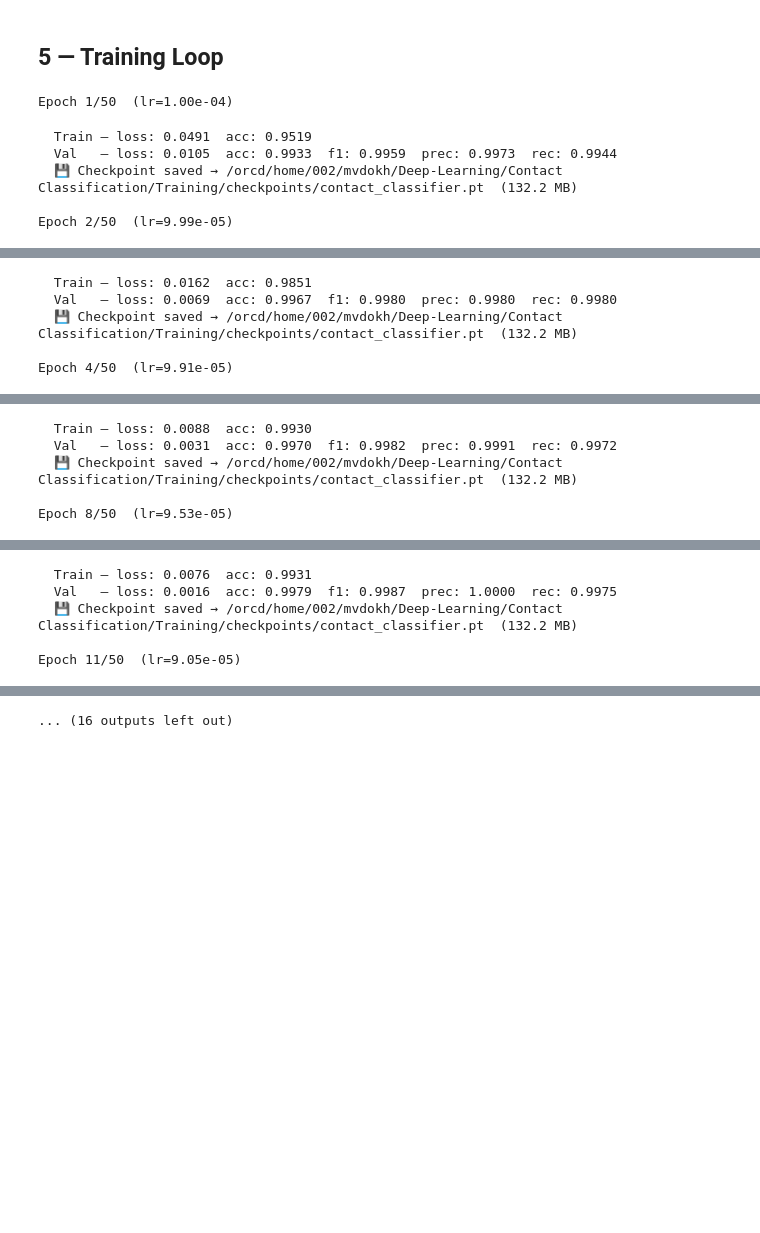
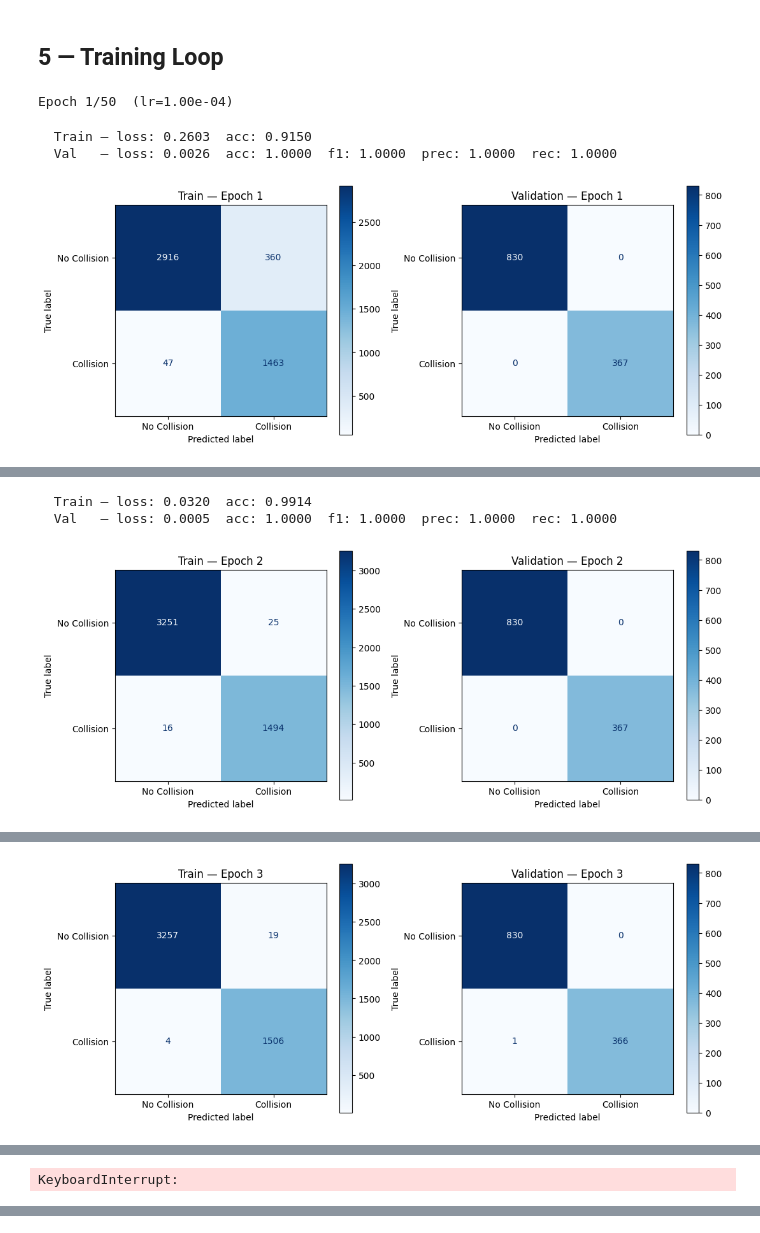
Before and after one commit to mvdokh/Deep-Learning, a Jupyter notebook: Collision Classification/Training/train.ipynb, the cells around one changed output, grey strips where cells are left out. Cells and saved outputs as stored; diff of their text form; code cells hidden in the pictures; blank space fills up the shorter version.

```diff
--- a/Collision Classification/Training/train.ipynb
+++ b/Collision Classification/Training/train.ipynb
@@ -49,7 +50,7 @@ CUDA available: True
 # ========================  PATHS  ========================
 
 # Root folder containing per-experiment pickles created by the Create Dataset notebook
-CONTACT_ROOT_DIR = "/home/mvdokh/data/"
+CONTACT_ROOT_DIR = "/mnt/c/Users/wanglab/Desktop/Club Like Endings/COLLISION_DATASET"
 
 # Automatically discover all per-experiment contact_dataset.pkl files
 ALL_PKLS = sorted(str(p) for p in Path(CONTACT_ROOT_DIR).glob("*/contact_dataset.pkl"))
@@ -204,6 +201,7 @@ pos_weight: 0.23
 # %%
 history = {"train_loss": [], "val_loss": [], "train_acc": [], "val_acc": []}
 ckpt_path = os.path.join(SAVE_DIR, "contact_classifier.pt")
+cm_dir = os.path.join(SAVE_DIR, "confusion_matrices")
 
 config = {
     "img_size": IMG_SIZE,
@@ -220,35 +218,43 @@ for epoch in range(1, EPOCHS + 1):
     train_metrics = train_one_epoch(model, train_loader, criterion, optimizer, DEVICE, scheduler)
     val_metrics   = evaluate(model, val_loader, criterion, DEVICE)
 
     history["train_loss"].append(train_metrics["loss"])
     history["val_loss"].append(val_metrics["loss"])
     history["train_acc"].append(train_metrics["accuracy"])
     history["val_acc"].append(val_metrics["accuracy"])
 
     print(f"  Train — loss: {train_metrics['loss']:.4f}  acc: {train_metrics['accuracy']:.4f}")
     print(f"  Val   — loss: {val_metrics['loss']:.4f}  acc: {val_metrics['accuracy']:.4f}  "
           f"f1: {val_metrics['f1']:.4f}  prec: {val_metrics['precision']:.4f}  "
           f"rec: {val_metrics['recall']:.4f}")
 
+    # Confusion matrix callback — plot train & val each epoch
+    plot_epoch_confusion_matrices(
+        train_labels=train_metrics["labels"],
+        train_preds=train_metrics["preds"],
+        val_labels=val_metrics["labels"],
+        val_preds=val_metrics["preds"],
+        epoch=epoch,
+        save_dir=cm_dir,
+    )
+
     # Early stopping check — saves checkpoint to disk when loss improves
     improved = early_stopping(val_metrics["loss"], model)
     if improved:
         save_checkpoint(model, optimizer, epoch, val_metrics["loss"],
                         history, config, ckpt_path)
 
     if early_stopping.should_stop:
         print(f"\n⏹  Early stopping triggered after {epoch} epochs.")
         break
 
 # Restore best model weights
 if early_stopping.best_model_state is not None:
     model.load_state_dict(early_stopping.best_model_state)
     print(f"\nRestored best model (val_loss = {early_stopping.best_score:.4f})")
     print(f"Best checkpoint saved at: {ckpt_path}")
 # %% [output]
 Epoch 1/50  (lr=1.00e-04)
-  Train — loss: 0.0491  acc: 0.9519
-  Val   — loss: 0.0105  acc: 0.9933  f1: 0.9959  prec: 0.9973  rec: 0.9944
-  💾 Checkpoint saved → /orcd/home/002/mvdokh/Deep-Learning/Contact Classification/Training/checkpoints/contact_classifier.pt  (132.2 MB)
-
-Epoch 2/50  (lr=9.99e-05)
+  Train — loss: 0.2603  acc: 0.9150
+  Val   — loss: 0.0026  acc: 1.0000  f1: 1.0000  prec: 1.0000  rec: 1.0000
+[figure, added]
@@ -259,5 +264,3 @@ Epoch 3/50  (lr=9.96e-05)
-  Train — loss: 0.0162  acc: 0.9851
-  Val   — loss: 0.0069  acc: 0.9967  f1: 0.9980  prec: 0.9980  rec: 0.9980
-  💾 Checkpoint saved → /orcd/home/002/mvdokh/Deep-Learning/Contact Classification/Training/checkpoints/contact_classifier.pt  (132.2 MB)
-
-Epoch 4/50  (lr=9.91e-05)
+  Train — loss: 0.0320  acc: 0.9914
+  Val   — loss: 0.0005  acc: 1.0000  f1: 1.0000  prec: 1.0000  rec: 1.0000
+[figure, added]
@@ -272,0 +272 @@ Epoch 6/50  (lr=9.76e-05)
+[figure, added]
@@ -277,5 +274 @@ Epoch 7/50  (lr=9.65e-05)
-  Train — loss: 0.0088  acc: 0.9930
-  Val   — loss: 0.0031  acc: 0.9970  f1: 0.9982  prec: 0.9991  rec: 0.9972
-  💾 Checkpoint saved → /orcd/home/002/mvdokh/Deep-Learning/Contact Classification/Training/checkpoints/contact_classifier.pt  (132.2 MB)
-
-Epoch 8/50  (lr=9.53e-05)
+KeyboardInterrupt:
@@ -290,5 +274,0 @@ Epoch 10/50  (lr=9.23e-05)
-  Train — loss: 0.0076  acc: 0.9931
-  Val   — loss: 0.0016  acc: 0.9979  f1: 0.9987  prec: 1.0000  rec: 0.9975
-  💾 Checkpoint saved → /orcd/home/002/mvdokh/Deep-Learning/Contact Classification/Training/checkpoints/contact_classifier.pt  (132.2 MB)
-
-Epoch 11/50  (lr=9.05e-05)
@@ -299 +274,0 @@ Epoch 12/50  (lr=8.86e-05)
-... (16 outputs left out)
```
Also changed, not shown: parts of 7 cells of this notebook, 9 other files.
